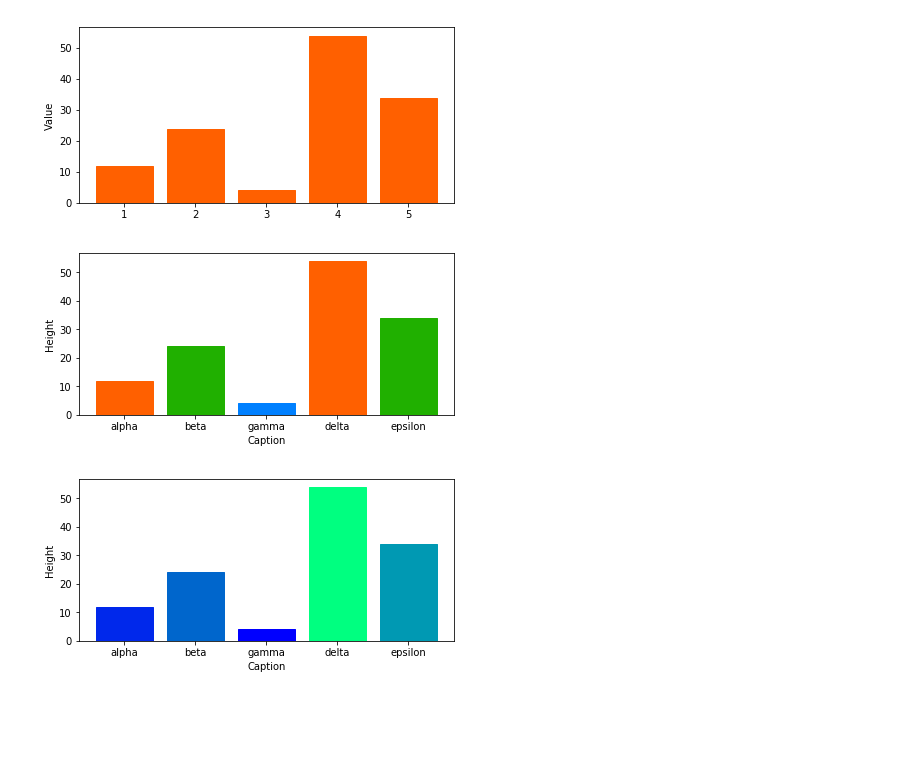
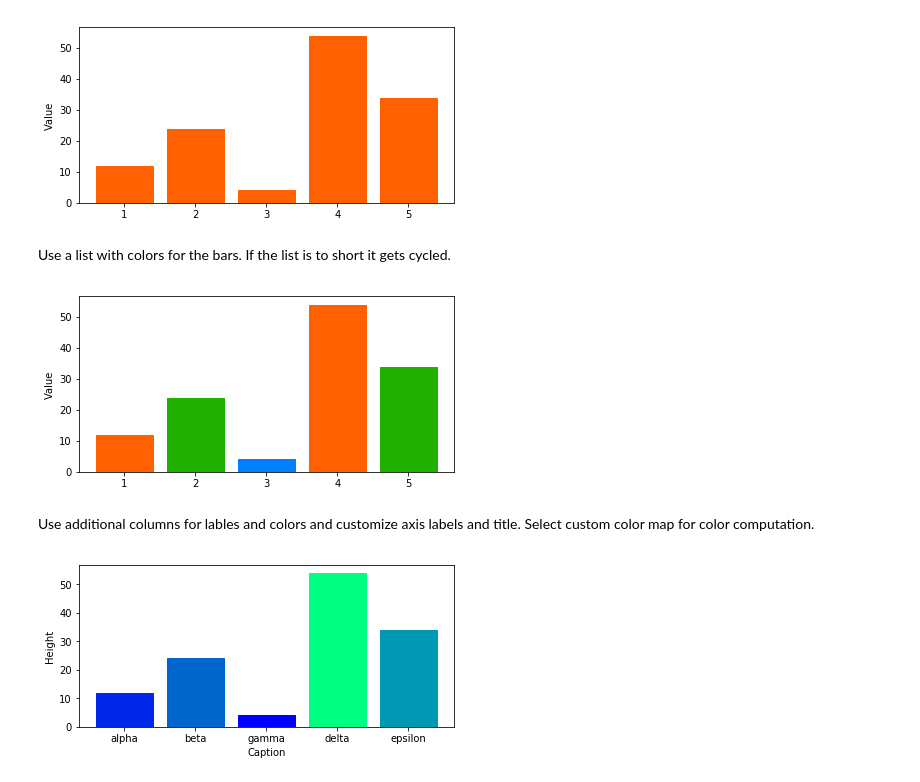
Before and after one commit to mastersign/mastersign-datascience, a Jupyter notebook: demo-plot.ipynb, the cells around one changed output. Cells and saved outputs as stored; diff of their text form; code cells hidden in the pictures; blank space fills up the shorter version.

Commit message:
added more explanations for bar colors

```diff
--- a/demo-plot.ipynb
+++ b/demo-plot.ipynb
@@ -132,13 +132,15 @@ Use another column for the lables and customize axis labels and title.
 pl.bar(data_1, 'value', color='#FF6000', figsize=(6, 3))
 # %% [output]
 [figure]
+# %% [markdown]
+Use a list with colors for the bars. If the list is to short it gets cycled.
 # %%
-pl.bar(data_1, 'value', 'name',
-       color=['#FF6000', '#20B000', '#0080FF'],
-       xlabel='Caption', ylabel='Height', title='',
-       figsize=(6, 3))
+pl.bar(data_1, 'value', color=['#FF6000', '#20B000', '#0080FF'], figsize=(6, 3))
 # %% [output]
-[figure, old version]
+[figure, new version]
+# %% [markdown]
+Use additional columns for lables and colors and customize axis labels and title.
+Select custom color map for color computation.
 # %%
 pl.bar(data_1, 'value', 'name',
        color_column='value', cmap='winter',
```
Also changed, not shown: parts of 3 cells of this notebook.
